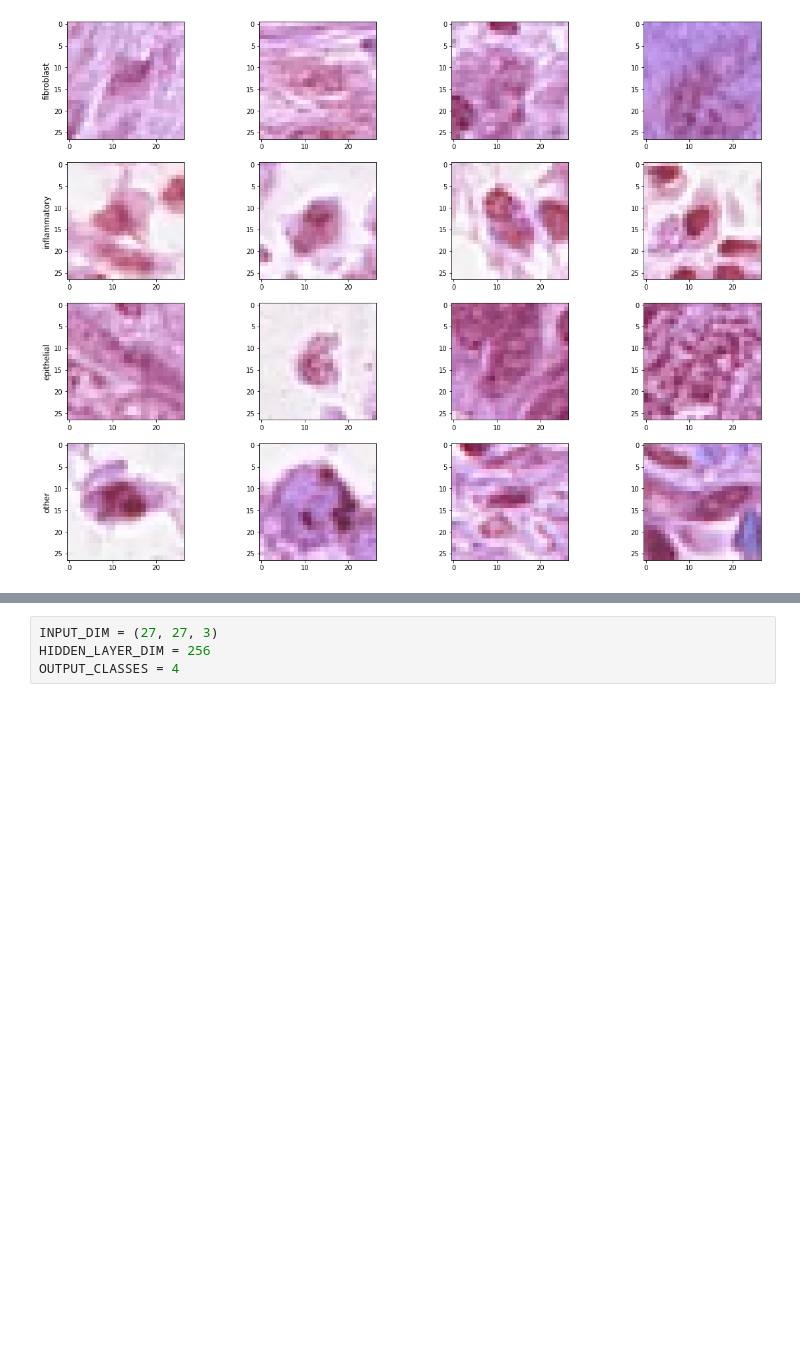
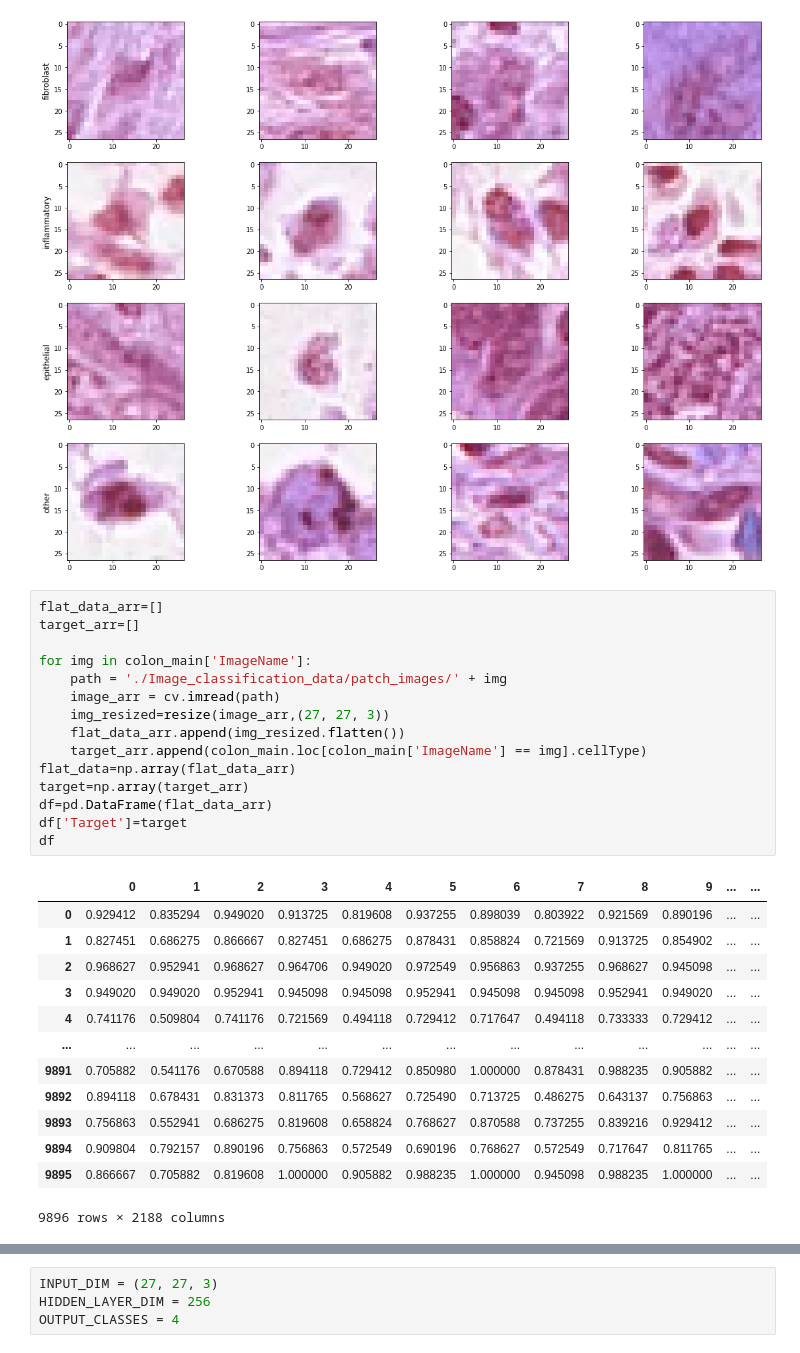
Before and after one commit to ngkarthi71/colon-cancer-analysis, a Jupyter notebook: colon_cancer_analysis.ipynb, the cells around one changed output, grey strips where cells are left out. Drawn from its saved outputs; the diff is of its cells as text; blank space fills up the shorter version.

```diff
--- a/colon_cancer_analysis.ipynb
+++ b/colon_cancer_analysis.ipynb
@@ -144,3 +149,32 @@ axis[3,0].set_ylabel('other', size='large')
 # %% [output]
 Text(0, 0.5, 'other')
 [figure]
+# %%
+flat_data_arr=[]
+target_arr=[]
+
+for img in colon_main['ImageName']:
+    path = './Image_classification_data/patch_images/' + img
+    image_arr = cv.imread(path)
+    img_resized=resize(image_arr,(27, 27, 3))
+    flat_data_arr.append(img_resized.flatten())
+    target_arr.append(colon_main.loc[colon_main['ImageName'] == img].cellType)
+flat_data=np.array(flat_data_arr)
+target=np.array(target_arr)
+df=pd.DataFrame(flat_data_arr)
+df['Target']=target
+df
+# %% [output]
+|  | 0 | 1 | 2 | 3 | 4 | 5 | 6 | 7 | 8 | 9 | ... | ... |
+| 0 | 0.929412 | 0.835294 | 0.949020 | 0.913725 | 0.819608 | 0.937255 | 0.898039 | 0.803922 | 0.921569 | 0.890196 | ... | ... |
+| 1 | 0.827451 | 0.686275 | 0.866667 | 0.827451 | 0.686275 | 0.878431 | 0.858824 | 0.721569 | 0.913725 | 0.854902 | ... | ... |
+| 2 | 0.968627 | 0.952941 | 0.968627 | 0.964706 | 0.949020 | 0.972549 | 0.956863 | 0.937255 | 0.968627 | 0.945098 | ... | ... |
+| 3 | 0.949020 | 0.949020 | 0.952941 | 0.945098 | 0.945098 | 0.952941 | 0.945098 | 0.945098 | 0.952941 | 0.949020 | ... | ... |
+| 4 | 0.741176 | 0.509804 | 0.741176 | 0.721569 | 0.494118 | 0.729412 | 0.717647 | 0.494118 | 0.733333 | 0.729412 | ... | ... |
+| ... | ... | ... | ... | ... | ... | ... | ... | ... | ... | ... | ... | ... |
+| 9891 | 0.705882 | 0.541176 | 0.670588 | 0.894118 | 0.729412 | 0.850980 | 1.000000 | 0.878431 | 0.988235 | 0.905882 | ... | ... |
+| 9892 | 0.894118 | 0.678431 | 0.831373 | 0.811765 | 0.568627 | 0.725490 | 0.713725 | 0.486275 | 0.643137 | 0.756863 | ... | ... |
+| 9893 | 0.756863 | 0.552941 | 0.686275 | 0.819608 | 0.658824 | 0.768627 | 0.870588 | 0.737255 | 0.839216 | 0.929412 | ... | ... |
+| 9894 | 0.909804 | 0.792157 | 0.890196 | 0.756863 | 0.572549 | 0.690196 | 0.768627 | 0.572549 | 0.717647 | 0.811765 | ... | ... |
+| 9895 | 0.866667 | 0.705882 | 0.819608 | 1.000000 | 0.905882 | 0.988235 | 1.000000 | 0.945098 | 0.988235 | 1.000000 | ... | ... |
+9896 rows × 2188 columns
```
Also changed, not shown: parts of 49 cells of this notebook, 2 other files.
